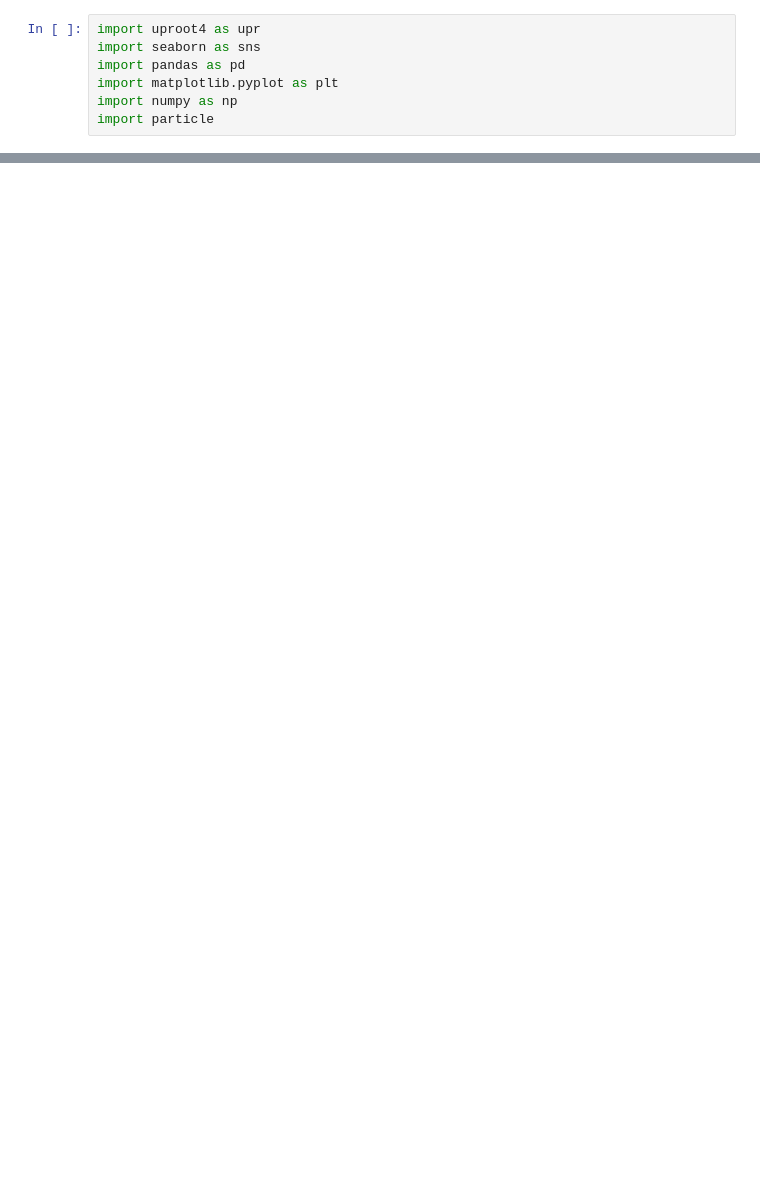
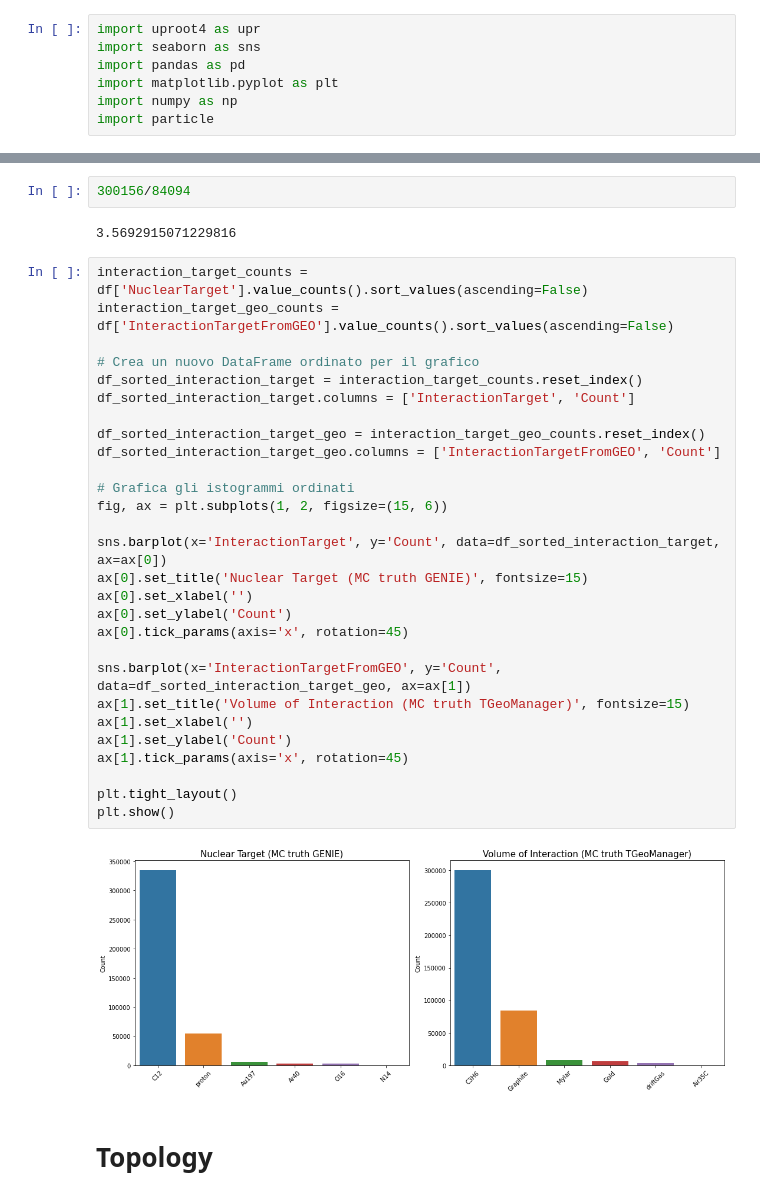
Before and after one commit to GianfrancoIngratta/SAND-PHYSICS, a Jupyter notebook: notebook/AnalyseGenie.ipynb, the cells around one changed output, grey strips where cells are left out. Drawn from its saved outputs; the diff is of its cells as text; blank space fills up the shorter version.

```diff
--- a/notebook/AnalyseGenie.ipynb
+++ b/notebook/AnalyseGenie.ipynb
@@ -220,0 +614,36 @@ sns.histplot(data=df,x="Asimmetry_RmH",y="TransverseBoostingAngle",hue="Interact
+# %%
+300156/84094
+# %% [output]
+3.5692915071229816
+# %%
+interaction_target_counts = df['NuclearTarget'].value_counts().sort_values(ascending=False)
+interaction_target_geo_counts = df['InteractionTargetFromGEO'].value_counts().sort_values(ascending=False)
+
+# Crea un nuovo DataFrame ordinato per il grafico
+df_sorted_interaction_target = interaction_target_counts.reset_index()
+df_sorted_interaction_target.columns = ['InteractionTarget', 'Count']
+
+df_sorted_interaction_target_geo = interaction_target_geo_counts.reset_index()
+df_sorted_interaction_target_geo.columns = ['InteractionTargetFromGEO', 'Count']
+
+# Grafica gli istogrammi ordinati
+fig, ax = plt.subplots(1, 2, figsize=(15, 6))
+
+sns.barplot(x='InteractionTarget', y='Count', data=df_sorted_interaction_target, ax=ax[0])
+ax[0].set_title('Nuclear Target (MC truth GENIE)', fontsize=15)
+ax[0].set_xlabel('')
+ax[0].set_ylabel('Count')
+ax[0].tick_params(axis='x', rotation=45)
+
+sns.barplot(x='InteractionTargetFromGEO', y='Count', data=df_sorted_interaction_target_geo, ax=ax[1])
+ax[1].set_title('Volume of Interaction (MC truth TGeoManager)', fontsize=15)
+ax[1].set_xlabel('')
+ax[1].set_ylabel('Count')
+ax[1].tick_params(axis='x', rotation=45)
+
+plt.tight_layout()
+plt.show()
+# %% [output]
+[figure, added]
+# %% [markdown]
+# Topology
```
Also changed, not shown: parts of 75 cells of this notebook, 11 other files.
